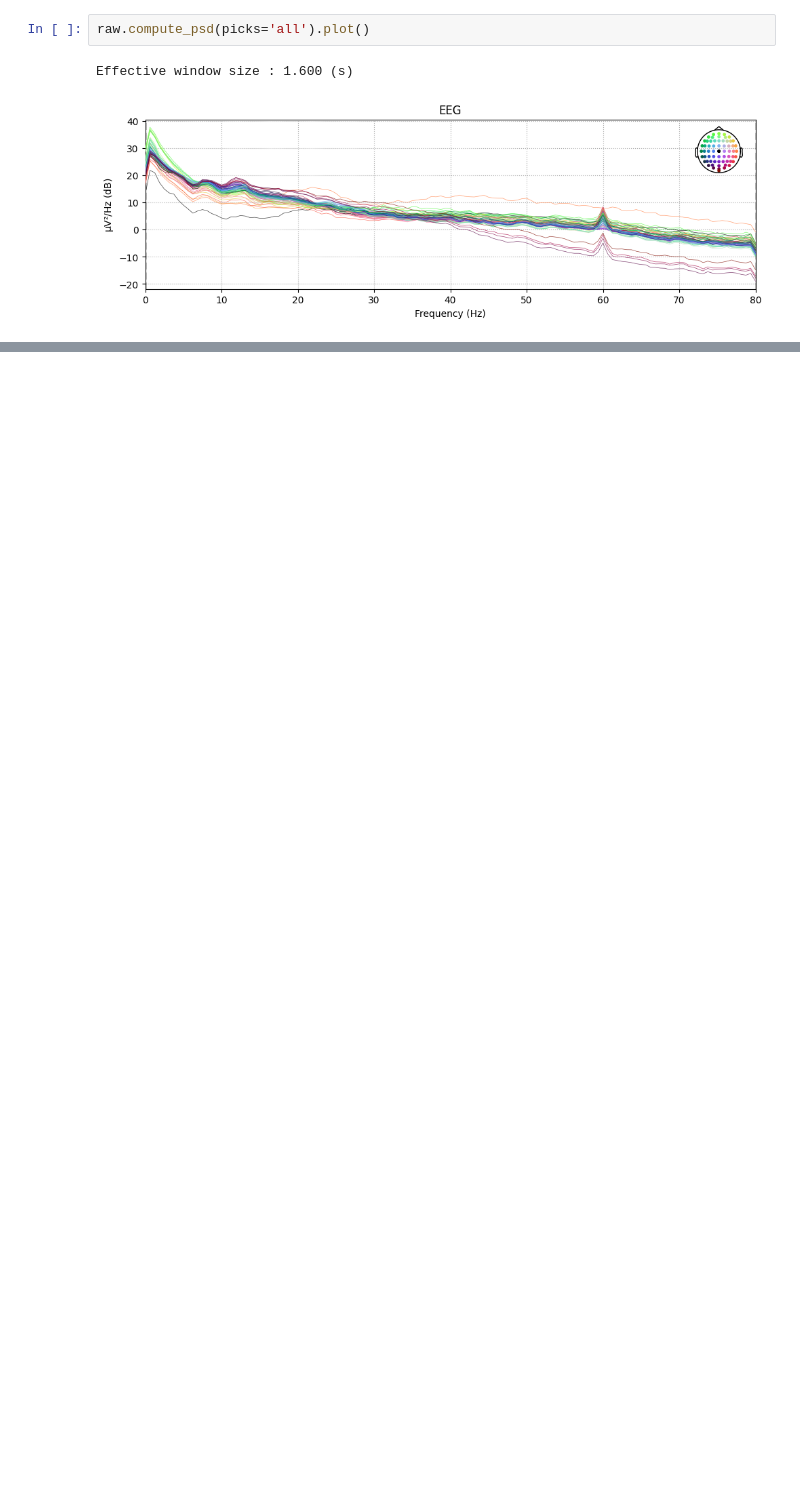
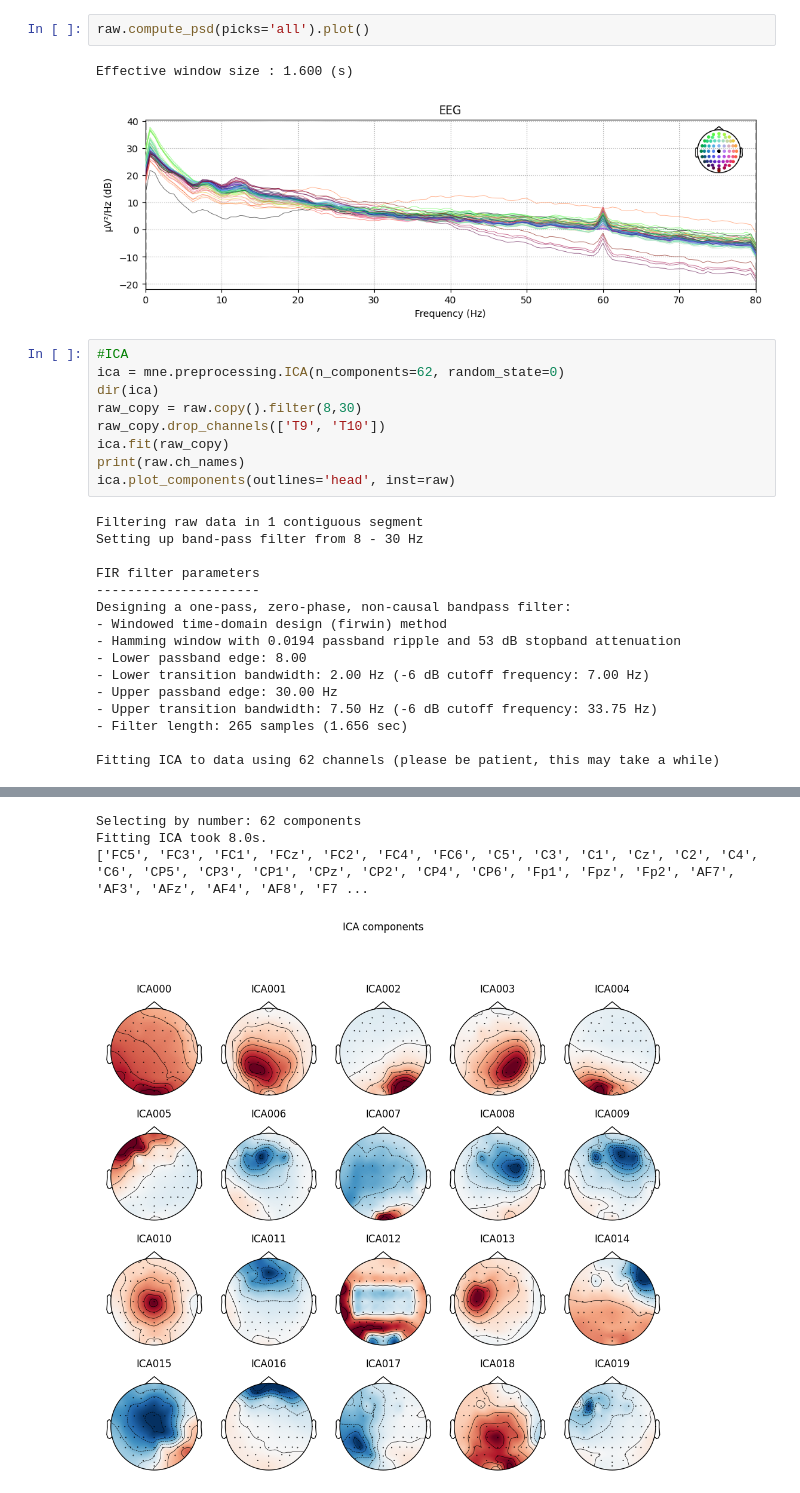
Before and after one commit to sirius911/total-perspective-vortex-, a Jupyter notebook: tutos/first.ipynb, the cells around one changed output, grey strips where cells are left out. Drawn from its saved outputs; the diff is of its cells as text; blank space fills up the shorter version.

```diff
--- a/tutos/first.ipynb
+++ b/tutos/first.ipynb
@@ -61,3 +68,28 @@ raw.compute_psd(picks='all').plot()
 # %% [output]
 Effective window size : 1.600 (s)
 [figure]
+# %%
+#ICA
+ica = mne.preprocessing.ICA(n_components=62, random_state=0)
+dir(ica)
+raw_copy = raw.copy().filter(8,30)
+raw_copy.drop_channels(['T9', 'T10'])
+ica.fit(raw_copy)
+print(raw.ch_names)
+ica.plot_components(outlines='head', inst=raw)
+# %% [output]
+Filtering raw data in 1 contiguous segment
+Setting up band-pass filter from 8 - 30 Hz
+
+FIR filter parameters
+---------------------
+Designing a one-pass, zero-phase, non-causal bandpass filter:
+- Windowed time-domain design (firwin) method
+- Hamming window with 0.0194 passband ripple and 53 dB stopband attenuation
+- Lower passband edge: 8.00
+- Lower transition bandwidth: 2.00 Hz (-6 dB cutoff frequency: 7.00 Hz)
+- Upper passband edge: 30.00 Hz
+- Upper transition bandwidth: 7.50 Hz (-6 dB cutoff frequency: 33.75 Hz)
+- Filter length: 265 samples (1.656 sec)
+
+Fitting ICA to data using 62 channels (please be patient, this may take a while)
@@ -63,0 +102,4 @@ Effective window size : 1.600 (s)
+Selecting by number: 62 components
+Fitting ICA took 8.0s.
+['FC5', 'FC3', 'FC1', 'FCz', 'FC2', 'FC4', 'FC6', 'C5', 'C3', 'C1', 'Cz', 'C2', 'C4', 'C6', 'CP5', 'CP3', 'CP1', 'CPz', 'CP2', 'CP4', 'CP6', 'Fp1', 'Fpz', 'Fp2', 'AF7', 'AF3', 'AFz', 'AF4', 'AF8', 'F7 ...
+[figure, added]
```
Also changed, not shown: parts of 6 cells of this notebook, 1 other file.
